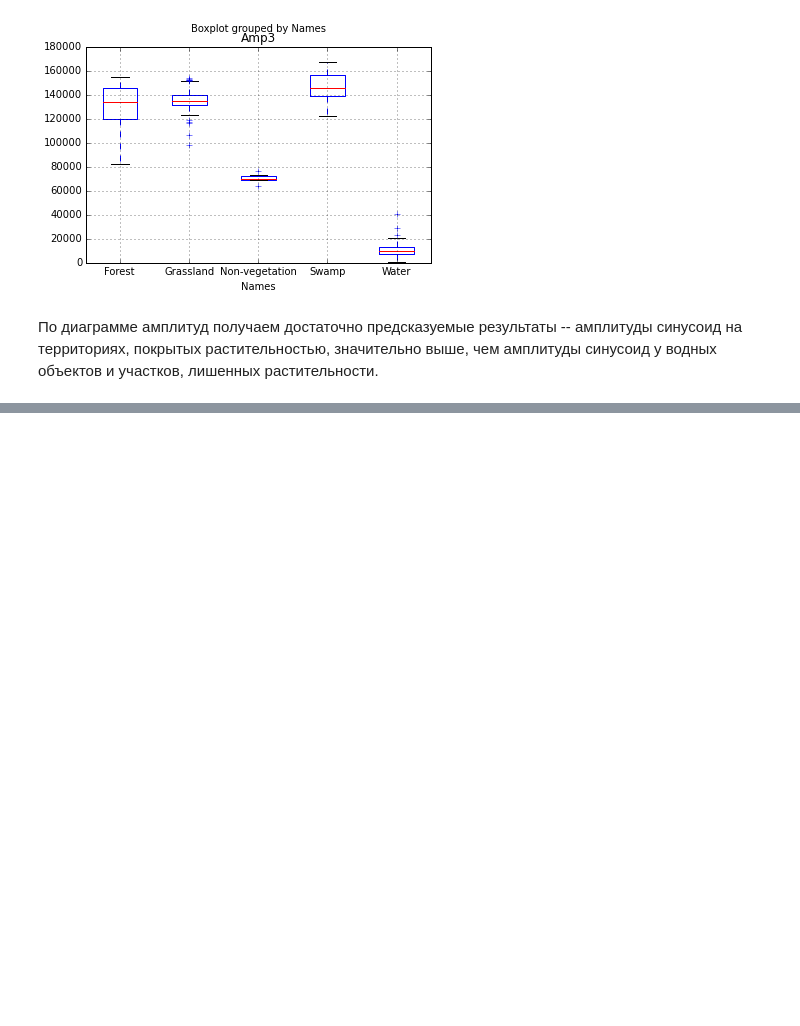
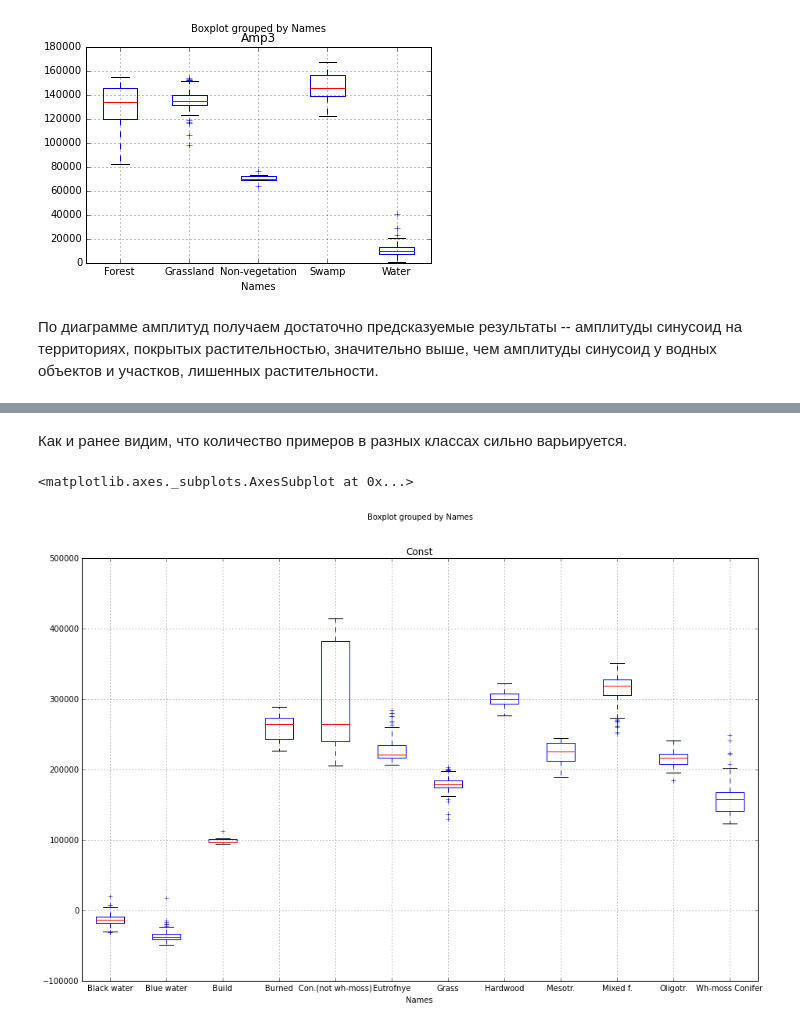
Before and after one commit to KolesovDmitry/remote_sensing, a Jupyter notebook: FFT_NDVI_Segmentation_GRASS.ipynb, the cells around one changed output, grey strips where cells are left out. Saved outputs shown, nothing was run; the diff lists cells and outputs as text; code cells hidden in the pictures; blank space fills up the shorter version.

```diff
--- a/FFT_NDVI_Segmentation_GRASS.ipynb
+++ b/FFT_NDVI_Segmentation_GRASS.ipynb
@@ -552,0 +606,7 @@ plt.show()
+# %% [markdown]
+Как и ранее видим, что количество примеров в разных классах сильно варьируется.
+# %%
+df2.boxplot(column='Const', by='Names', figsize=(15,10))
+# %% [output]
+<matplotlib.axes._subplots.AxesSubplot at 0x...>
+[figure, added]
```
Also changed, not shown: parts of 14 cells of this notebook.
